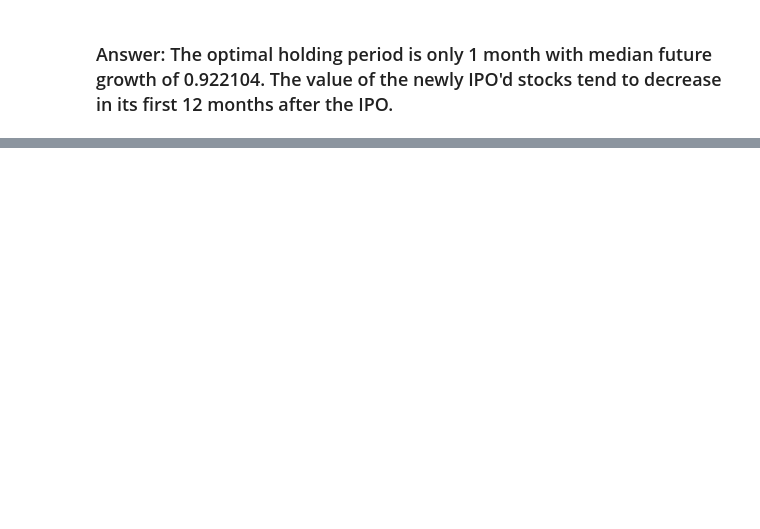
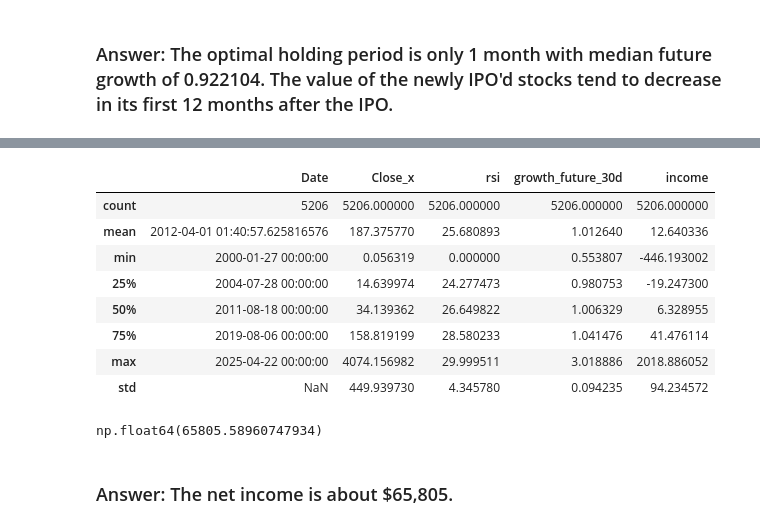
Before and after one commit to romadvincula/learn, a Jupyter notebook: dtc/stock-market-analytics-zoomcamp-2026/02-dataframe-analysis/homework2_answered.ipynb, the cells around one changed output, grey strips where cells are left out. Cells and saved outputs as stored; diff of their text form; code cells hidden in the pictures; blank space fills up the shorter version.

Commit message:
answered q4 in sma 2026 hw2

```diff
--- a/dtc/stock-market-analytics-zoomcamp-2026/02-dataframe-analysis/homework2_answered.ipynb
+++ b/dtc/stock-market-analytics-zoomcamp-2026/02-dataframe-analysis/homework2_answered.ipynb
@@ -442,0 +447,6 @@ merged_df.describe()
+# %%
+import gdown
+import pandas as pd
+file_id = "1grCTCzMZKY5sJRtdbLVCXg8JXA8VPyg-"
+gdown.download(f"https://drive.google.com/uc?id={file_id}", "data.parquet", quiet=False)
+df = pd.read_parquet("data.parquet", engine="pyarrow")
@@ -442,0 +478,17 @@ merged_df.describe()
+# %%
+oversold_signal = 30
+
+# filter date range
+filtered = df[(df["Date"] > "2000-01-01") & (df["Date"] < "2025-06-01")]
+# filter on buy signal
+filtered = filtered[filtered["rsi"] < oversold_signal]
+# trim down columns
+filtered = filtered[[
+    "Ticker", "Date", "Close_x", "rsi", "growth_future_30d"
+]]
+# calculate income
+filtered["income"] = 1000 * (filtered["growth_future_30d"] - 1)
+filtered["profitable"] = filtered["income"] > 0
+display(filtered.shape)
+display(filtered.head())
+display((filtered["profitable"] == True).sum() / filtered.shape[0])
@@ -442,0 +504,19 @@ merged_df.describe()
+# %%
+filtered.describe()
+# %% [output]
+|  | Date | Close_x | rsi | growth_future_30d | income |
+| count | 5206 | 5206.000000 | 5206.000000 | 5206.000000 | 5206.000000 |
+| mean | 2012-04-01 01:40:57.625816576 | 187.375770 | 25.680893 | 1.012640 | 12.640336 |
+| min | 2000-01-27 00:00:00 | 0.056319 | 0.000000 | 0.553807 | -446.193002 |
+| 25% | 2004-07-28 00:00:00 | 14.639974 | 24.277473 | 0.980753 | -19.247300 |
+| 50% | 2011-08-18 00:00:00 | 34.139362 | 26.649822 | 1.006329 | 6.328955 |
+| 75% | 2019-08-06 00:00:00 | 158.819199 | 28.580233 | 1.041476 | 41.476114 |
+| max | 2025-04-22 00:00:00 | 4074.156982 | 29.999511 | 3.018886 | 2018.886052 |
+| std | NaN | 449.939730 | 4.345780 | 0.094235 | 94.234572 |
+# %%
+net_income = filtered["income"].sum()
+display(net_income)
+# %% [output]
+np.float64(65805.58960747934)
+# %% [markdown]
+### Answer: The net income is about $65,805.
```
Also changed, not shown: parts of 5 cells of this notebook.
